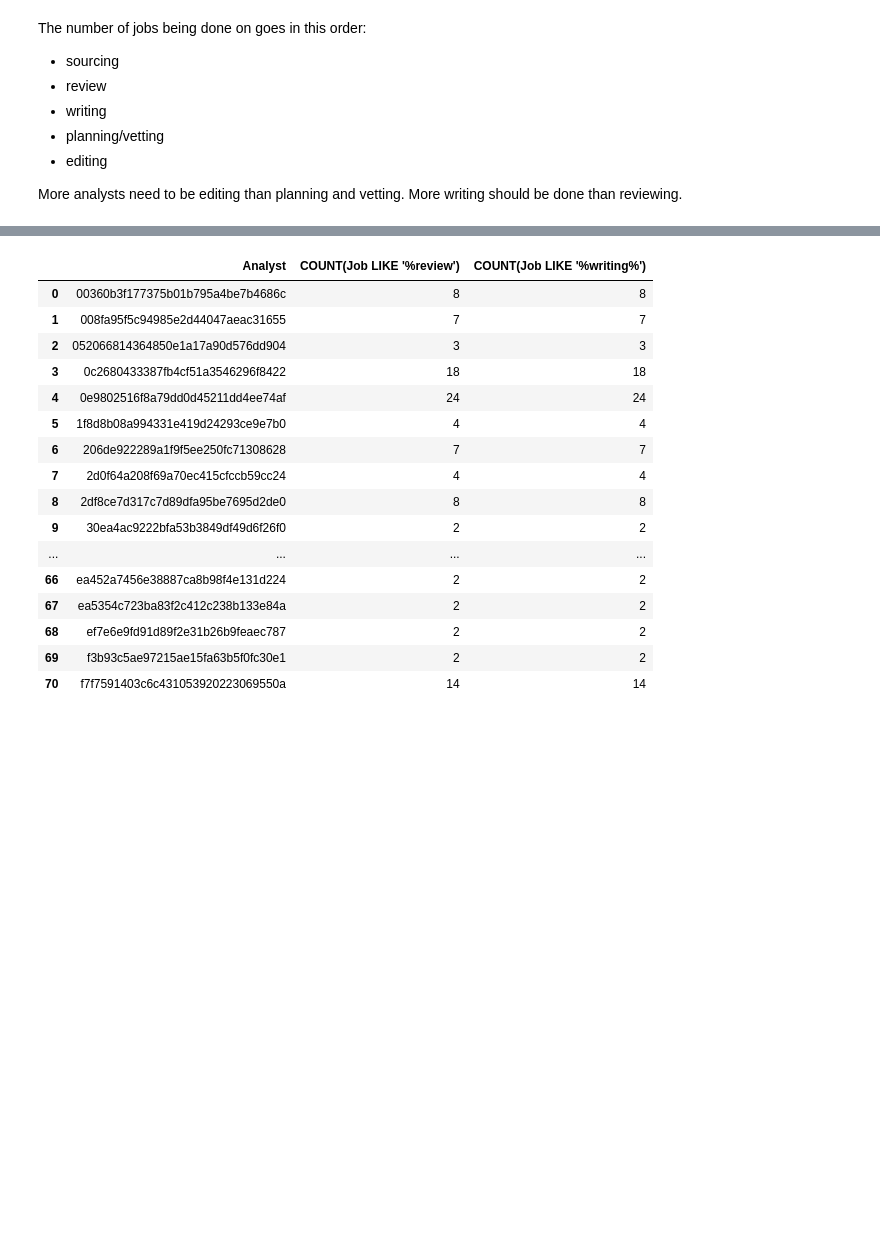
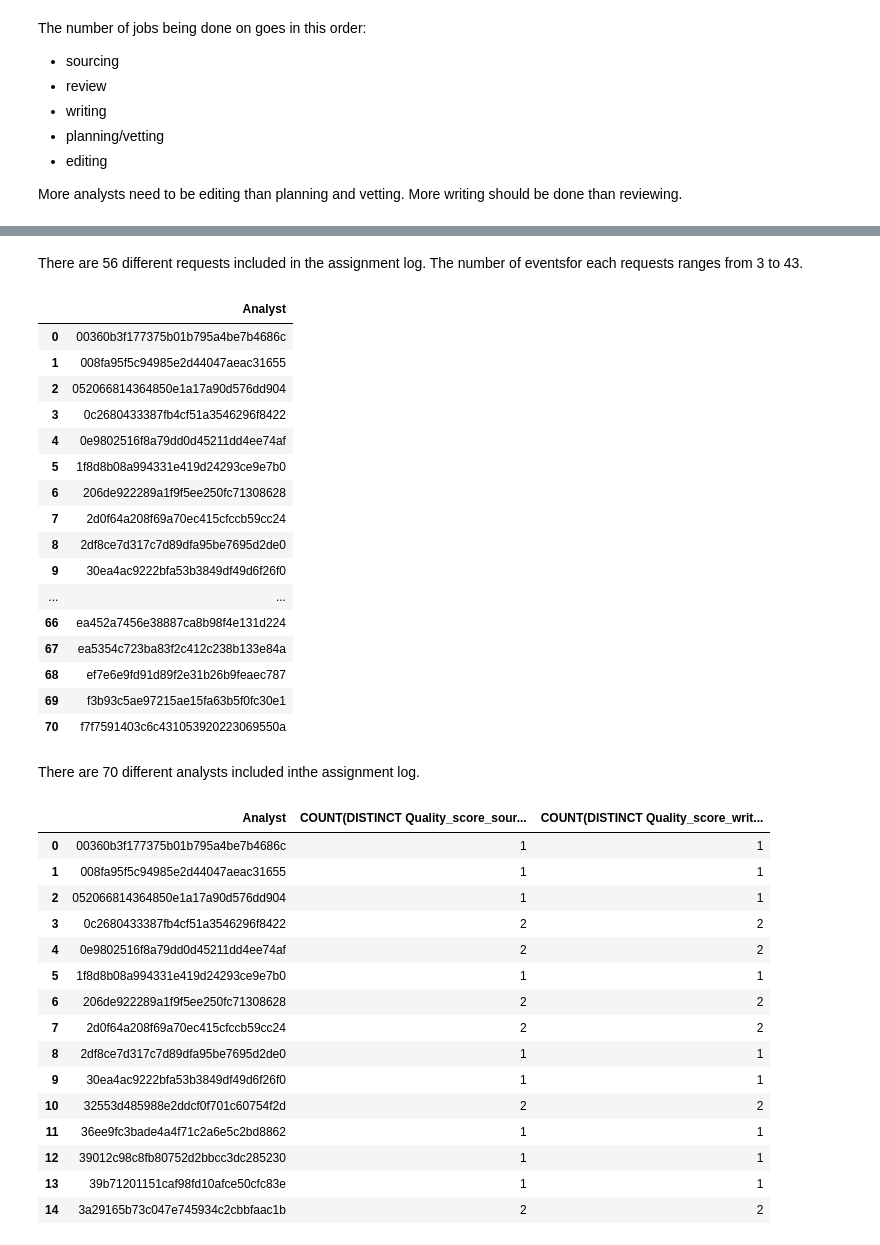
Before and after one commit to erikajane/Wonder_SQL_Task, a Jupyter notebook: Part 1 - Analysis.ipynb, the cells around one changed output, grey strips where cells are left out. Saved outputs shown, nothing was run; the diff lists cells and outputs as text; code cells hidden in the pictures; blank space fills up the shorter version.

```diff
--- a/Part 1 - Analysis.ipynb
+++ b/Part 1 - Analysis.ipynb
@@ -329,25 +358,57 @@ More analysts need to be editing than planning and vetting. More writing should
+# %% [markdown]
+There are 56 different requests included in the assignment log. The number of eventsfor each requests ranges from 3 to 43.
 # %%
-c.execute('''SELECT Analyst, COUNT(Job LIKE '%review'), COUNT(Job LIKE '%writing%'),
-            FROM Assignments
-            GROUP BY Analyst''')
+# Query the number of distinct analysts in the assignment log
+
+c.execute('''SELECT DISTINCT Analyst
+FROM Assignments
+GROUP BY Analyst;''')
 data = pd.DataFrame(c.fetchall())
 data.columns = [x[0] for x in c.description]
 data
 # %% [output]
-|  | Analyst | COUNT(Job LIKE '%review') | COUNT(Job LIKE '%writing%') |
-| 0 | 00360b3f177375b01b795a4be7b4686c | 8 | 8 |
-| 1 | 008fa95f5c94985e2d44047aeac31655 | 7 | 7 |
-| 2 | 052066814364850e1a17a90d576dd904 | 3 | 3 |
-| 3 | 0c2680433387fb4cf51a3546296f8422 | 18 | 18 |
-| 4 | 0e9802516f8a79dd0d45211dd4ee74af | 24 | 24 |
-| 5 | 1f8d8b08a994331e419d24293ce9e7b0 | 4 | 4 |
-| 6 | 206de922289a1f9f5ee250fc71308628 | 7 | 7 |
-| 7 | 2d0f64a208f69a70ec415cfccb59cc24 | 4 | 4 |
-| 8 | 2df8ce7d317c7d89dfa95be7695d2de0 | 8 | 8 |
-| 9 | 30ea4ac9222bfa53b3849df49d6f26f0 | 2 | 2 |
-| ... | ... | ... | ... |
-| 66 | ea452a7456e38887ca8b98f4e131d224 | 2 | 2 |
-| 67 | ea5354c723ba83f2c412c238b133e84a | 2 | 2 |
-| 68 | ef7e6e9fd91d89f2e31b26b9feaec787 | 2 | 2 |
-| 69 | f3b93c5ae97215ae15fa63b5f0fc30e1 | 2 | 2 |
-| 70 | f7f7591403c6c431053920223069550a | 14 | 14 |
+|  | Analyst |
+| 0 | 00360b3f177375b01b795a4be7b4686c |
+| 1 | 008fa95f5c94985e2d44047aeac31655 |
+| 2 | 052066814364850e1a17a90d576dd904 |
+| 3 | 0c2680433387fb4cf51a3546296f8422 |
+| 4 | 0e9802516f8a79dd0d45211dd4ee74af |
+| 5 | 1f8d8b08a994331e419d24293ce9e7b0 |
+| 6 | 206de922289a1f9f5ee250fc71308628 |
+| 7 | 2d0f64a208f69a70ec415cfccb59cc24 |
+| 8 | 2df8ce7d317c7d89dfa95be7695d2de0 |
+| 9 | 30ea4ac9222bfa53b3849df49d6f26f0 |
+| ... | ... |
+| 66 | ea452a7456e38887ca8b98f4e131d224 |
+| 67 | ea5354c723ba83f2c412c238b133e84a |
+| 68 | ef7e6e9fd91d89f2e31b26b9feaec787 |
+| 69 | f3b93c5ae97215ae15fa63b5f0fc30e1 |
+| 70 | f7f7591403c6c431053920223069550a |
+# %% [markdown]
+There are 70 different analysts included inthe assignment log.
+# %%
+# Query to check if every analysts only has one distinct Quality_score_soucing and one distinct Quality_score_writing
+
+c.execute('''SELECT Analyst, COUNT(DISTINCT Quality_score_sourcing), COUNT(DISTINCT Quality_score_writing)
+FROM Assignments
+GROUP BY Analyst;''')
+data = pd.DataFrame(c.fetchall())
+data.columns = [x[0] for x in c.description]
+data.head(15)
+# %% [output]
+|  | Analyst | COUNT(DISTINCT Quality_score_sour... | COUNT(DISTINCT Quality_score_writ... |
+| 0 | 00360b3f177375b01b795a4be7b4686c | 1 | 1 |
+| 1 | 008fa95f5c94985e2d44047aeac31655 | 1 | 1 |
+| 2 | 052066814364850e1a17a90d576dd904 | 1 | 1 |
+| 3 | 0c2680433387fb4cf51a3546296f8422 | 2 | 2 |
+| 4 | 0e9802516f8a79dd0d45211dd4ee74af | 2 | 2 |
+| 5 | 1f8d8b08a994331e419d24293ce9e7b0 | 1 | 1 |
+| 6 | 206de922289a1f9f5ee250fc71308628 | 2 | 2 |
+| 7 | 2d0f64a208f69a70ec415cfccb59cc24 | 2 | 2 |
+| 8 | 2df8ce7d317c7d89dfa95be7695d2de0 | 1 | 1 |
+| 9 | 30ea4ac9222bfa53b3849df49d6f26f0 | 1 | 1 |
+| 10 | 32553d485988e2ddcf0f701c60754f2d | 2 | 2 |
+| 11 | 36ee9fc3bade4a4f71c2a6e5c2bd8862 | 1 | 1 |
+| 12 | 39012c98c8fb80752d2bbcc3dc285230 | 1 | 1 |
+| 13 | 39b71201151caf98fd10afce50cfc83e | 1 | 1 |
+| 14 | 3a29165b73c047e745934c2cbbfaac1b | 2 | 2 |
```
Also changed, not shown: parts of 27 cells of this notebook, 2 other files.
